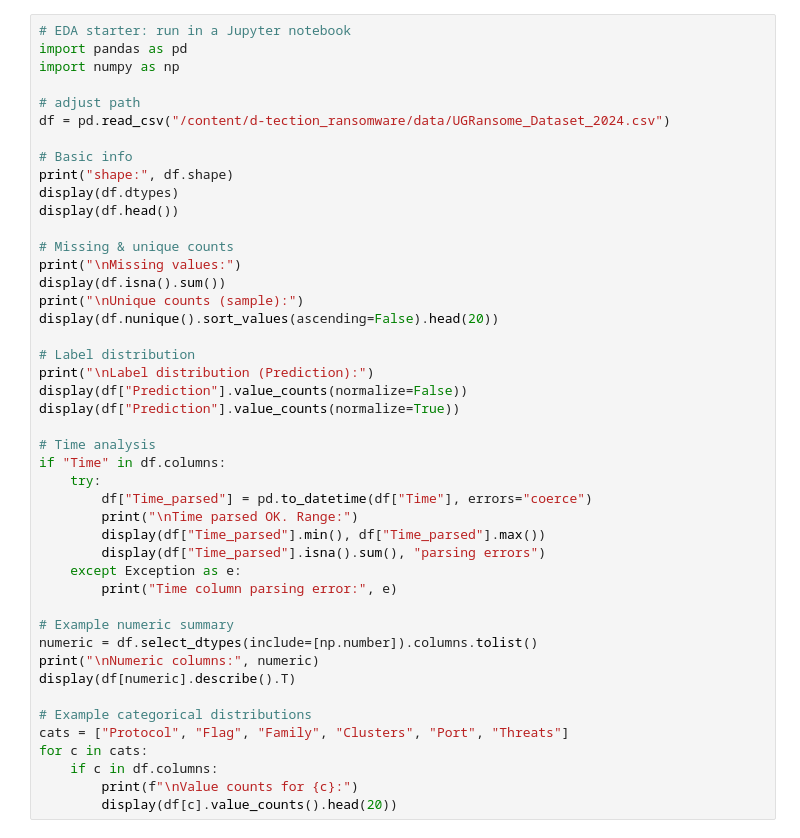
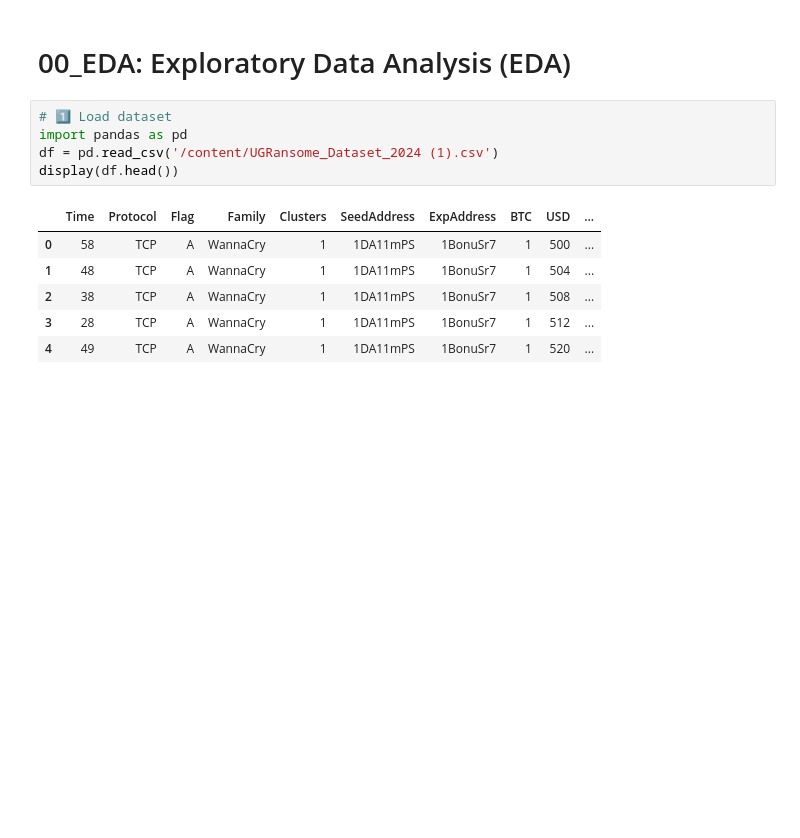
Before and after one commit to kadija-kru/d-tection_ransomware, a Jupyter notebook: notebooks/00_EDA.ipynb, the cells around one changed output. Saved outputs shown, nothing was run; the diff lists cells and outputs as text; blank space fills up the shorter version.

```diff
--- a/notebooks/00_EDA.ipynb
+++ b/notebooks/00_EDA.ipynb
@@ -1,45 +1,14 @@
-# %%
-# EDA starter: run in a Jupyter notebook
-import pandas as pd
-import numpy as np
-
-# adjust path
-df = pd.read_csv("/content/d-tection_ransomware/data/UGRansome_Dataset_2024.csv")
-
-# Basic info
-print("shape:", df.shape)
-display(df.dtypes)
-display(df.head())
-
-# Missing & unique counts
-print("\nMissing values:")
-display(df.isna().sum())
-print("\nUnique counts (sample):")
-display(df.nunique().sort_values(ascending=False).head(20))
-
-# Label distribution
-print("\nLabel distribution (Prediction):")
-display(df["Prediction"].value_counts(normalize=False))
-display(df["Prediction"].value_counts(normalize=True))
-
-# Time analysis
-if "Time" in df.columns:
-    try:
-        df["Time_parsed"] = pd.to_datetime(df["Time"], errors="coerce")
-        print("\nTime parsed OK. Range:")
-        display(df["Time_parsed"].min(), df["Time_parsed"].max())
-        display(df["Time_parsed"].isna().sum(), "parsing errors")
-    except Exception as e:
-        print("Time column parsing error:", e)
-
-# Example numeric summary
-numeric = df.select_dtypes(include=[np.number]).columns.tolist()
-print("\nNumeric columns:", numeric)
-display(df[numeric].describe().T)
-
-# Example categorical distributions
-cats = ["Protocol", "Flag", "Family", "Clusters", "Port", "Threats"]
-for c in cats:
-    if c in df.columns:
-        print(f"\nValue counts for {c}:")
-        display(df[c].value_counts().head(20))
+# %% [markdown]
+# 00_EDA: Exploratory Data Analysis (EDA)
+# %%
+# 1️⃣ Load dataset
+import pandas as pd
+df = pd.read_csv('/content/UGRansome_Dataset_2024 (1).csv')
+display(df.head())
+# %% [output]
+|  | Time | Protocol | Flag | Family | Clusters | SeedAddress | ExpAddress | BTC | USD | ... |
+| 0 | 58 | TCP | A | WannaCry | 1 | 1DA11mPS | 1BonuSr7 | 1 | 500 | ... |
+| 1 | 48 | TCP | A | WannaCry | 1 | 1DA11mPS | 1BonuSr7 | 1 | 504 | ... |
+| 2 | 38 | TCP | A | WannaCry | 1 | 1DA11mPS | 1BonuSr7 | 1 | 508 | ... |
+| 3 | 28 | TCP | A | WannaCry | 1 | 1DA11mPS | 1BonuSr7 | 1 | 512 | ... |
+| 4 | 49 | TCP | A | WannaCry | 1 | 1DA11mPS | 1BonuSr7 | 1 | 520 | ... |
```
Also changed, not shown: parts of 6 cells of this notebook.
